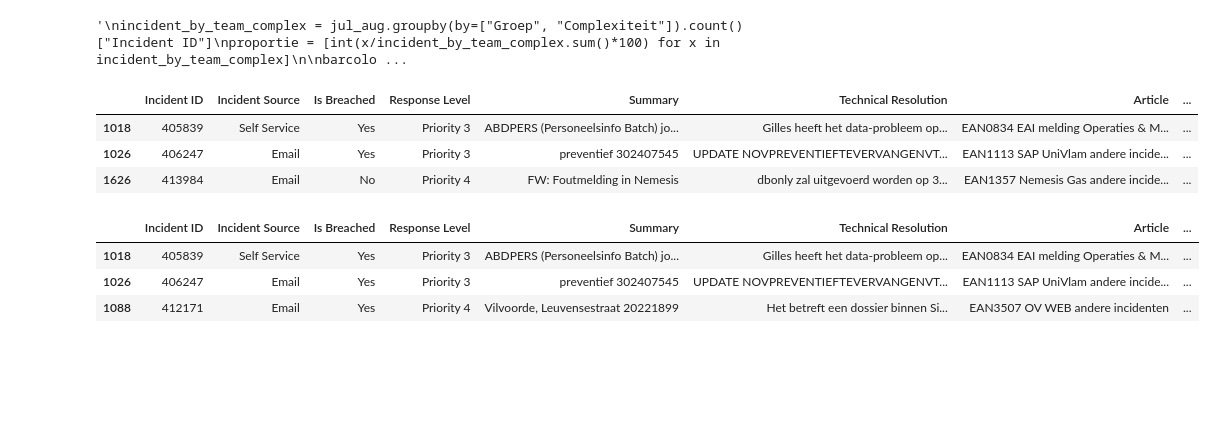
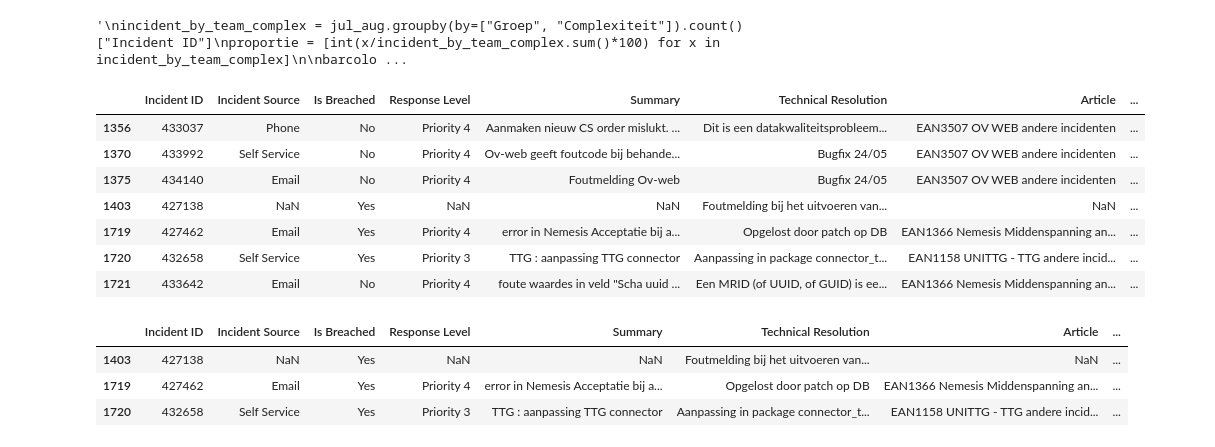
Before and after one commit to KBergers/scripts, a Jupyter notebook: overzicht_incidenten/overzicht_incidenten.ipynb, the cells around one changed output. Saved outputs shown, nothing was run; the diff lists cells and outputs as text; code cells hidden in the pictures; blank space fills up the shorter version.

```diff
--- a/overzicht_incidenten/overzicht_incidenten.ipynb
+++ b/overzicht_incidenten/overzicht_incidenten.ipynb
@@ -50,7 +50,7 @@ except TypeError:
 Striptime already done!
 # %%
 # Filter on dates
-incidenten = incidenten[(incidenten["Date Created"] > '2019-03-01') & (incidenten["Date Created"] < '2019-04-01')]
+incidenten = incidenten[(incidenten["Date Created"] > '2019-05-01') & (incidenten["Date Created"] < '2019-06-01')]
 # %%
 incidenten[incidenten["Resolution Group Name"]=="Appl Netten GEO"]["Date Created"].tail()
 # %% [output]
@@ -109,7 +110,10 @@ teamgeo = ['GHG127 - Anneleen Robbe', 'BJF331 - Joris Vanderloock', 'GAH048 - Ge
 for i in incidenten.index:
     article = str(incidenten.loc[i, "Article"]).lower()
     user = str(incidenten.loc[i, "Resolution User"])
-    if (any(app in article for app in AM_apps) and (user not in teamgeo)) or user == 'AM':
+    resolution_group_name = incidenten.loc[i, "Resolution Group Name"]
+    if (user in teamgeo) or resolution_group_name == 'GEO':
+        incidenten.loc[i, "Resolution Group Name"] = 'GEO'
+    elif (any(app in article for app in AM_apps) and (user not in teamgeo)) or user == 'AM' or resolution_group_name == 'AM':
         incidenten.loc[i, "Resolution Group Name"] = 'AM'
     else:
         incidenten.loc[i, "Resolution Group Name"] = 'GEO'
@@ -166,7 +174,7 @@ Name: Resolution Group Name, dtype: int64
 # %%
 # Toevoegen KIR kolom
 incidenten["KIR"] = 0
-KIR = ["QTP864", "PCK830"]
+KIR = ["QTP864", "PCK830", "LRD904"]
 for i in incidenten.index:
     user = str(incidenten.loc[i, "Resolution User"])[0:6]
     if user in KIR:
@@ -339,17 +368,21 @@ plt.show()
 # %% [output]
 '\nincident_by_team_complex = jul_aug.groupby(by=["Groep", "Complexiteit"]).count()["Incident ID"]\nproportie = [int(x/incident_by_team_complex.sum()*100) for x in incident_by_team_complex]\n\nbarcolo ...
 # %%
-incidenten[(incidenten["Resolution Group Name"]=="AM") & (incidenten["Resolution User"]!="QTP864 - Ken Bergers") & (incidenten["Resolution User"]!="PCK830 - Els  De Roeck")]
+incidenten[(incidenten["Resolution Group Name"]=="AM") & (incidenten["Resolution User"]!="QTP864 - Ken Bergers") & (incidenten["Resolution User"]!="PCK830 - Els  De Roeck") & (incidenten["Resolution User"]!="LRD904 - Joachim Boerjan")]
 # %% [output]
 |  | Incident ID | Incident Source | Is Breached | Response Level | Summary | Technical Resolution | Article | ... |
-| 1018 | 405839 | Self Service | Yes | Priority 3 | ABDPERS (Personeelsinfo Batch) jo... | Gilles heeft het data-probleem op... | EAN0834 EAI melding Operaties & M... | ... |
-| 1026 | 406247 | Email | Yes | Priority 3 | preventief 302407545 | UPDATE NOVPREVENTIEFTEVERVANGENVT... | EAN1113 SAP UniVlam andere incide... | ... |
-| 1626 | 413984 | Email | No | Priority 4 | FW: Foutmelding in Nemesis | dbonly zal uitgevoerd worden op 3... | EAN1357 Nemesis Gas andere incide... | ... |
+| 1356 | 433037 | Phone | No | Priority 4 | Aanmaken nieuw CS order mislukt. ... | Dit is een datakwaliteitsprobleem... | EAN3507 OV WEB andere incidenten | ... |
+| 1370 | 433992 | Self Service | No | Priority 4 | Ov-web geeft foutcode bij behande... | Bugfix 24/05 | EAN3507 OV WEB andere incidenten | ... |
+| 1375 | 434140 | Email | No | Priority 4 | Foutmelding Ov-web | Bugfix 24/05 | EAN3507 OV WEB andere incidenten | ... |
+| 1403 | 427138 | NaN | Yes | NaN | NaN | Foutmelding bij het uitvoeren van... | NaN | ... |
+| 1719 | 427462 | Email | Yes | Priority 4 | error in Nemesis Acceptatie bij a... | Opgelost door patch op DB | EAN1366 Nemesis Middenspanning an... | ... |
+| 1720 | 432658 | Self Service | Yes | Priority 3 | TTG : aanpassing TTG connector | Aanpassing in package connector_t... | EAN1158 UNITTG - TTG andere incid... | ... |
+| 1721 | 433642 | Email | No | Priority 4 | foute waardes in veld "Scha uuid ... | Een MRID (of UUID, of GUID) is ee... | EAN1366 Nemesis Middenspanning an... | ... |
 # %%
 incidenten[(incidenten["Resolution Group Name"]=="AM") & (incidenten["Is Breached"]=="Yes")]
 # %% [output]
 |  | Incident ID | Incident Source | Is Breached | Response Level | Summary | Technical Resolution | Article | ... |
-| 1018 | 405839 | Self Service | Yes | Priority 3 | ABDPERS (Personeelsinfo Batch) jo... | Gilles heeft het data-probleem op... | EAN0834 EAI melding Operaties & M... | ... |
-| 1026 | 406247 | Email | Yes | Priority 3 | preventief 302407545 | UPDATE NOVPREVENTIEFTEVERVANGENVT... | EAN1113 SAP UniVlam andere incide... | ... |
-| 1088 | 412171 | Email | Yes | Priority 4 | Vilvoorde, Leuvensestraat 20221899 | Het betreft een dossier binnen Si... | EAN3507 OV WEB andere incidenten | ... |
+| 1403 | 427138 | NaN | Yes | NaN | NaN | Foutmelding bij het uitvoeren van... | NaN | ... |
+| 1719 | 427462 | Email | Yes | Priority 4 | error in Nemesis Acceptatie bij a... | Opgelost door patch op DB | EAN1366 Nemesis Middenspanning an... | ... |
+| 1720 | 432658 | Self Service | Yes | Priority 3 | TTG : aanpassing TTG connector | Aanpassing in package connector_t... | EAN1158 UNITTG - TTG andere incid... | ... |
 # %%
```
Also changed, not shown: parts of 23 cells of this notebook, 9 other files.
